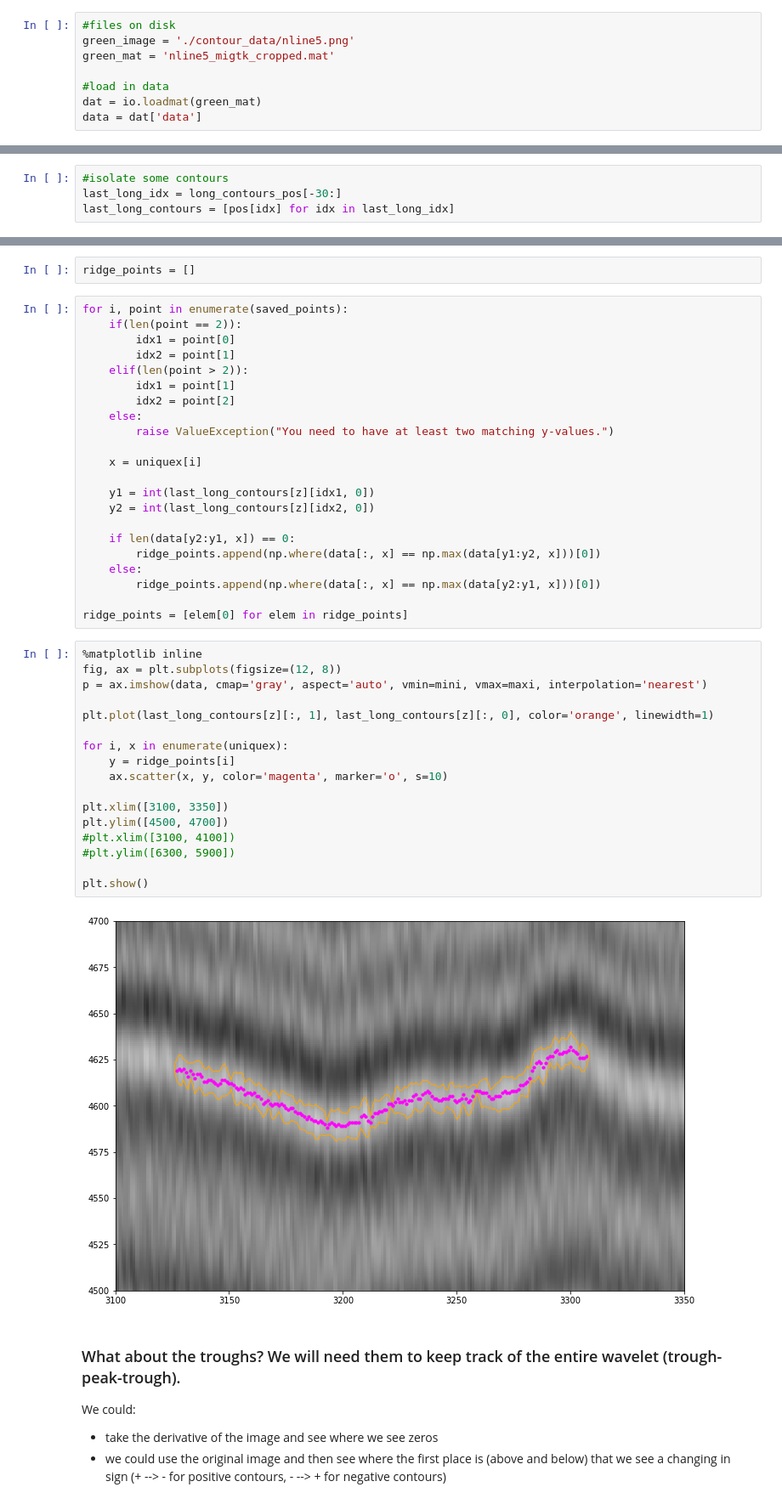
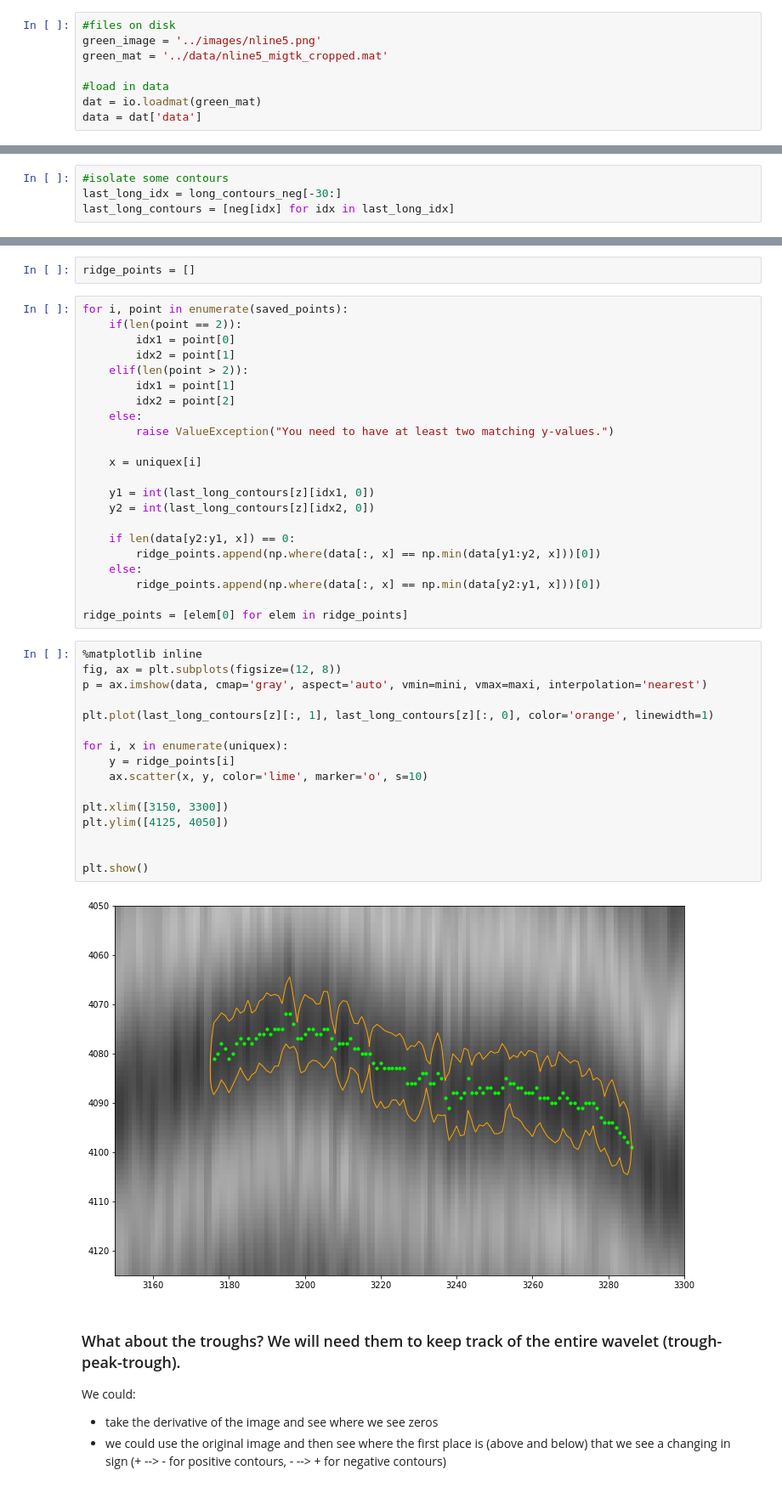
Before and after one commit to Jakidxav/ImpDAR_tutorials, a Jupyter notebook: autopicker/contour_troughs_negative.ipynb, the cells around one changed output, grey strips where cells are left out. Shown at 85% size. Cells and saved outputs as stored; diff of their text form.

```diff
--- a/autopicker/contour_troughs.ipynb
+++ b/autopicker/contour_troughs_negative.ipynb
@@ -26,8 +26,8 @@ from skimage.filters import gaussian
 from impdar import *
 # %%
 #files on disk
-green_image = './contour_data/nline5.png'
-green_mat = 'nline5_migtk_cropped.mat'
+green_image = '../images/nline5.png'
+green_mat = '../data/nline5_migtk_cropped.mat'
 
 #load in data
 dat = io.loadmat(green_mat)
@@ -102,8 +102,8 @@ long_contours_neg = list(np.where(np.array(c_length_neg) > 500)[0])
 30373
 # %%
 #isolate some contours
-last_long_idx = long_contours_pos[-30:]
-last_long_contours = [pos[idx] for idx in last_long_idx]
+last_long_idx = long_contours_neg[-30:]
+last_long_contours = [neg[idx] for idx in last_long_idx]
 # %%
 z = 1
 argx1 = np.argmin(last_long_contours[z][:, 1])
@@ -161,30 +159,29 @@ for i, point in enumerate(saved_points):
     y2 = int(last_long_contours[z][idx2, 0])
 
     if len(data[y2:y1, x]) == 0:
-        ridge_points.append(np.where(data[:, x] == np.max(data[y1:y2, x]))[0])
+        ridge_points.append(np.where(data[:, x] == np.min(data[y1:y2, x]))[0])
     else:
-        ridge_points.append(np.where(data[:, x] == np.max(data[y2:y1, x]))[0])
+        ridge_points.append(np.where(data[:, x] == np.min(data[y2:y1, x]))[0])
 
 ridge_points = [elem[0] for elem in ridge_points]
 # %%
 %matplotlib inline
 fig, ax = plt.subplots(figsize=(12, 8))
 p = ax.imshow(data, cmap='gray', aspect='auto', vmin=mini, vmax=maxi, interpolation='nearest')
 
 plt.plot(last_long_contours[z][:, 1], last_long_contours[z][:, 0], color='orange', linewidth=1)
 
 for i, x in enumerate(uniquex):
     y = ridge_points[i]
-    ax.scatter(x, y, color='magenta', marker='o', s=10)
+    ax.scatter(x, y, color='lime', marker='o', s=10)
 
-plt.xlim([3100, 3350])
-plt.ylim([4500, 4700])
-#plt.xlim([3100, 4100])
-#plt.ylim([6300, 5900])
+plt.xlim([3150, 3300])
+plt.ylim([4125, 4050])
+
 
 plt.show()
 # %% [output]
-[figure, old version]
+[figure, new version]
 # %% [markdown]
 ### What about the troughs? We will need them to keep track of the entire wavelet (trough-peak-trough).
 
```
Also changed, not shown: parts of 6 cells of this notebook, 3 other files.
